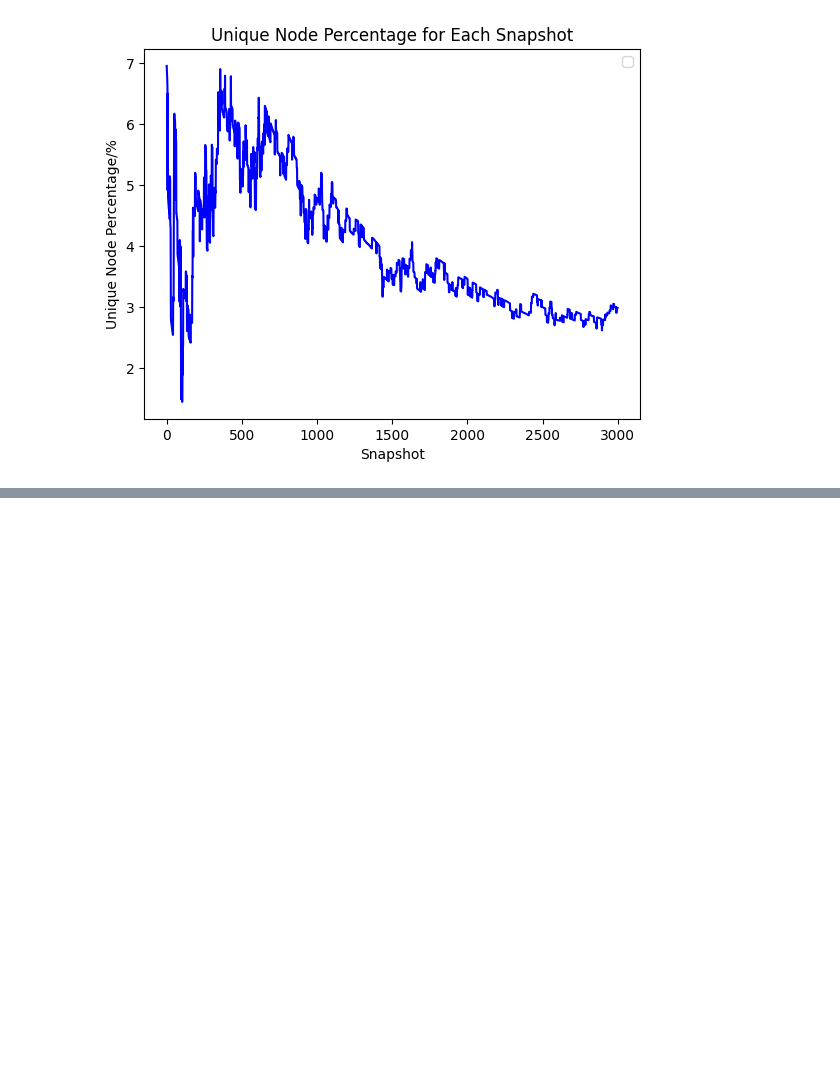
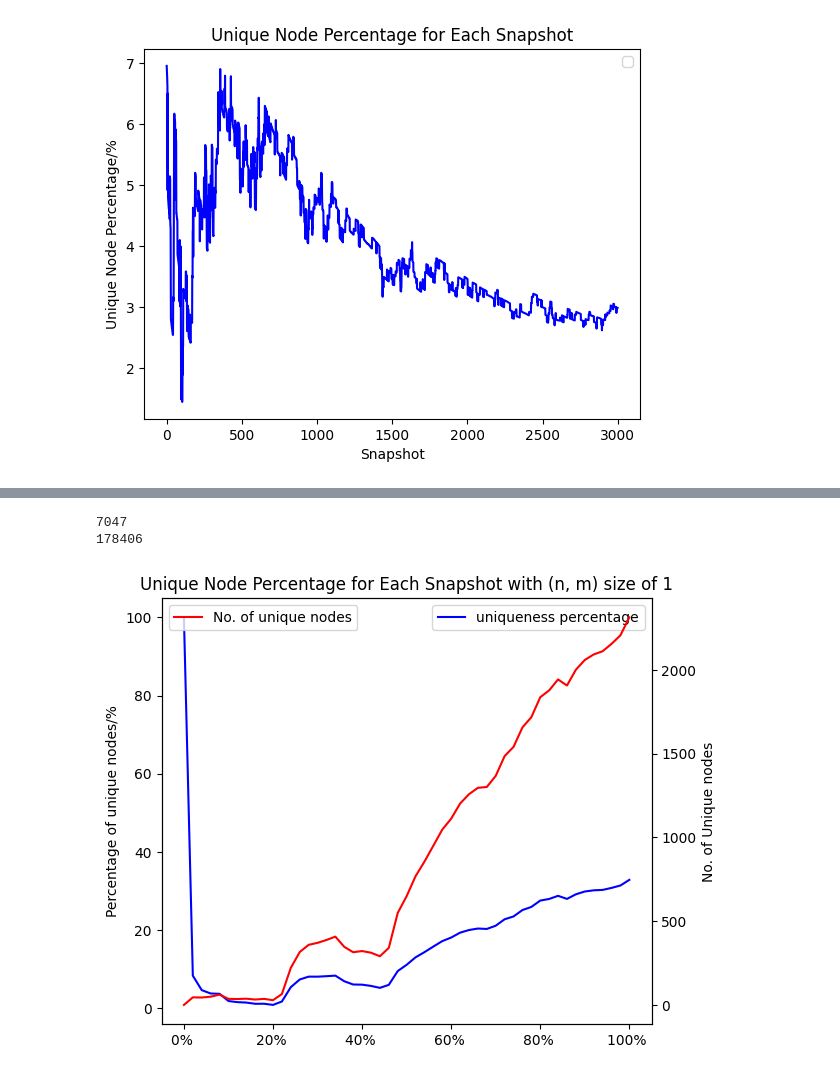
Before and after one commit to JaviAnton/tempo-network-anonymity, a Jupyter notebook: toydata.ipynb, the cells around one changed output, grey strips where cells are left out. Cells and saved outputs as stored; diff of their text form; code cells hidden in the pictures; blank space fills up the shorter version.

```diff
--- a/toydata.ipynb
+++ b/toydata.ipynb
@@ -544,0 +515,33 @@ plt.show()
+# %%
+with open('data/mooc_actions.tsv', 'r') as file:
+    # ignoring the first row since they are labels
+    lines = file.readlines()[1:]
+
+unique_edges = set()
+edge_list = []
+for line in lines:
+    parts = line.split()
+    source = int(parts[1])
+    target = int(parts[2])
+    # Ignore self-edges and repeating edges
+    if source != target and (source, target) not in unique_edges:
+        edge_list.append((source, target))
+        unique_edges.add((source, target))
+
+G = nx.DiGraph()
+G.add_edges_from(edge_list)
+print(G.number_of_nodes())
+print(G.number_of_edges())
+
+# edge_list_file = 'data/mooc_actions.tsv'
+# edges2 = []
+
+# with open(edge_list_file, 'r') as file:
+#     for line in file:
+#         source, target = map(int, line.strip().split(',')[1:3])
+#         edge = (source, target)
+#         if edge not in edges2:
+#             edges2.append(edge)   # dropping repeating edges, each edge only appear once
+# %% [output]
+7047
+178406
@@ -544,0 +553,4 @@ plt.show()
+# %%
+plot_uniquepercent(count2, unique_percentage2)
+# %% [output]
+[figure, added]
```
Also changed, not shown: parts of 43 cells of this notebook, 1 other file.
